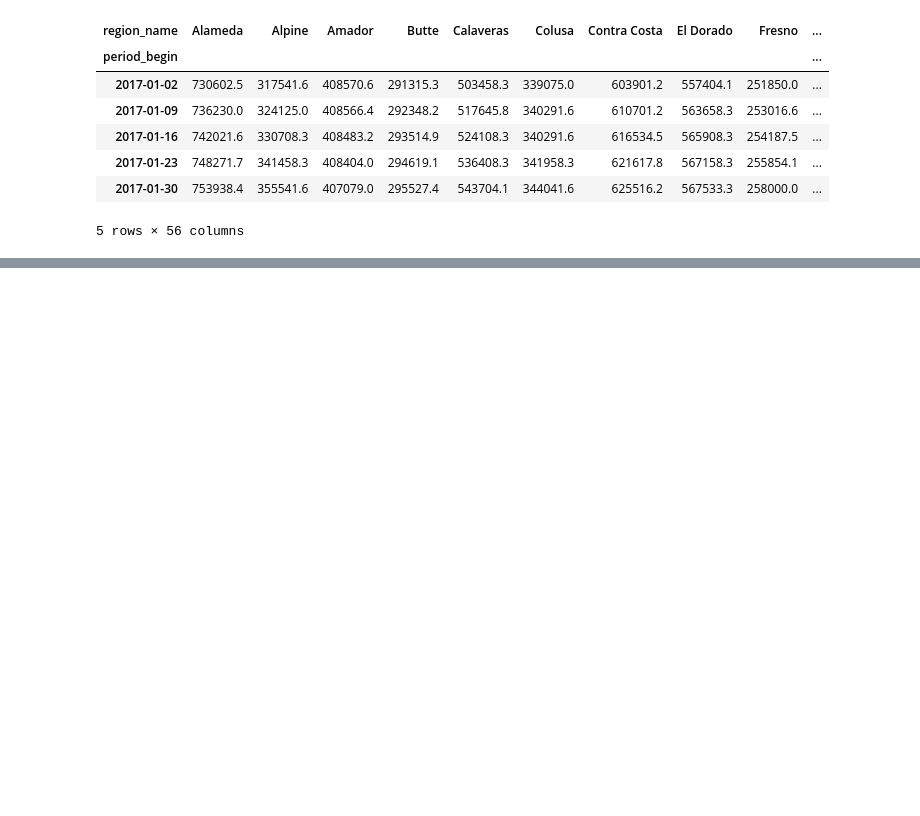
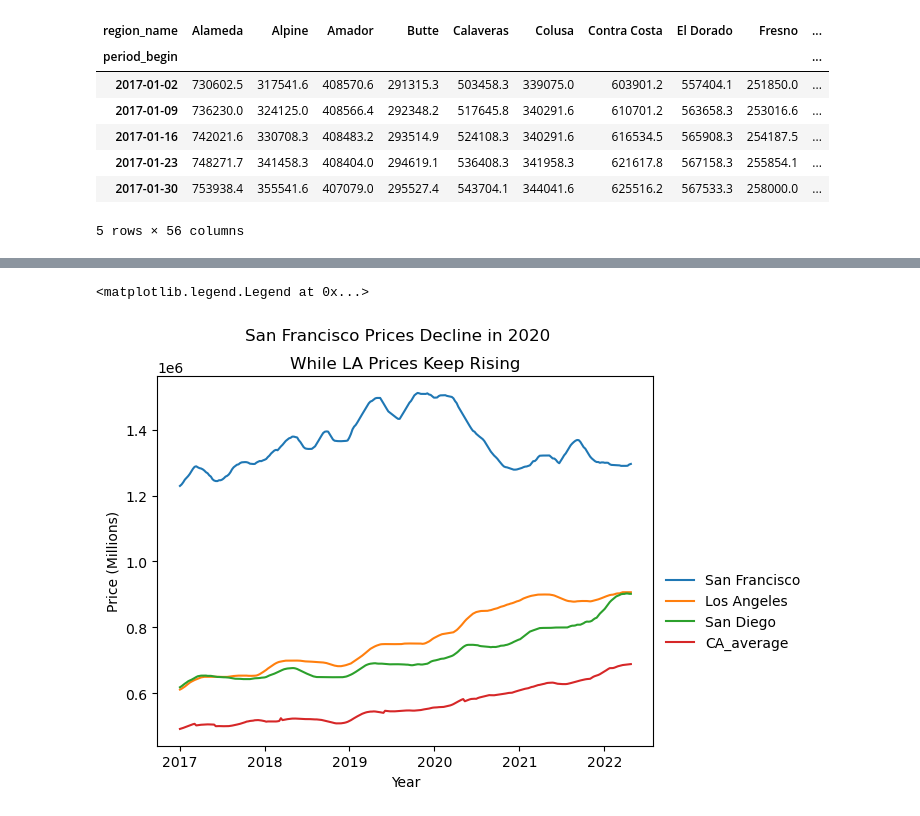
Before and after one commit to scarypillowz/data_visualization, a Jupyter notebook: matplotlib fundamentals.ipynb, the cells around one changed output, grey strips where cells are left out. Saved outputs shown, nothing was run; the diff lists cells and outputs as text; code cells hidden in the pictures; blank space fills up the shorter version.

Commit message:
legend 스타일, 레이블 커스터마이징

```diff
--- a/matplotlib fundamentals.ipynb
+++ b/matplotlib fundamentals.ipynb
@@ -160,0 +172,26 @@ ax.set_ylabel('Price (Millions)', fontsize=12);
+# %%
+# title, label Setting
+fig, ax = plt.subplots()
+
+ax.plot(ca_housing_markets)
+
+# ax.plot(
+#     ca_housing_markets.index,
+#     ca_housing_markets['San Francisco'],
+#     label='San Francisco'
+# )
+# ax.plot(
+#     ca_housing_markets.index,
+#     ca_housing_markets['Los Angeles'],
+#     label='Los Angeles'
+# )
+
+fig.suptitle('San Francisco Prices Decline in 2020')
+ax.set_title('While LA Prices Keep Rising')
+ax.set_xlabel('Year')
+ax.set_ylabel('Price (Millions)');
+
+ax.legend(ca_housing_markets.columns, bbox_to_anchor=(1, 0.5), frameon=False)
+# %% [output]
+<matplotlib.legend.Legend at 0x...>
+[figure, added]
```
Also changed, not shown: parts of 7 cells of this notebook.
